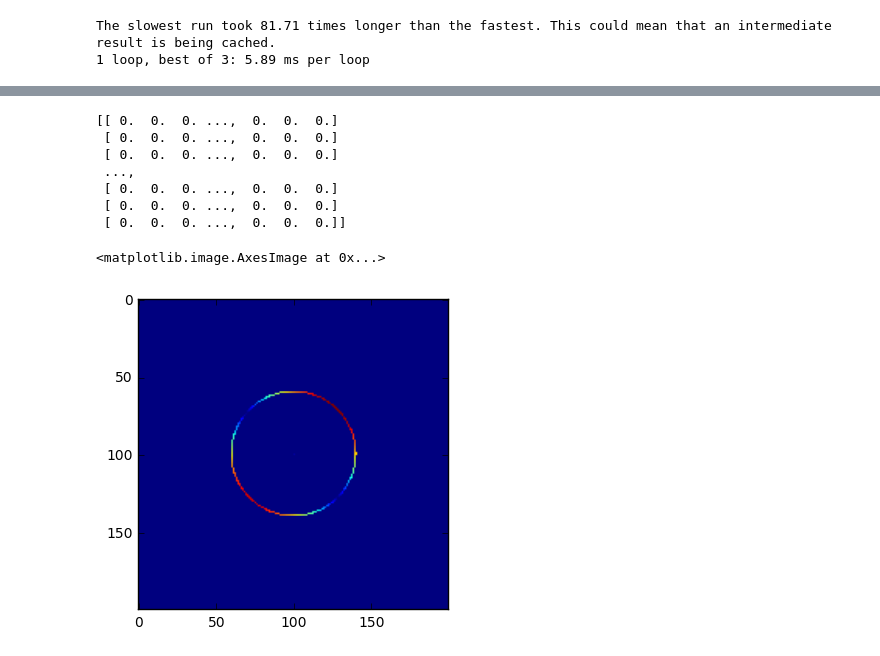
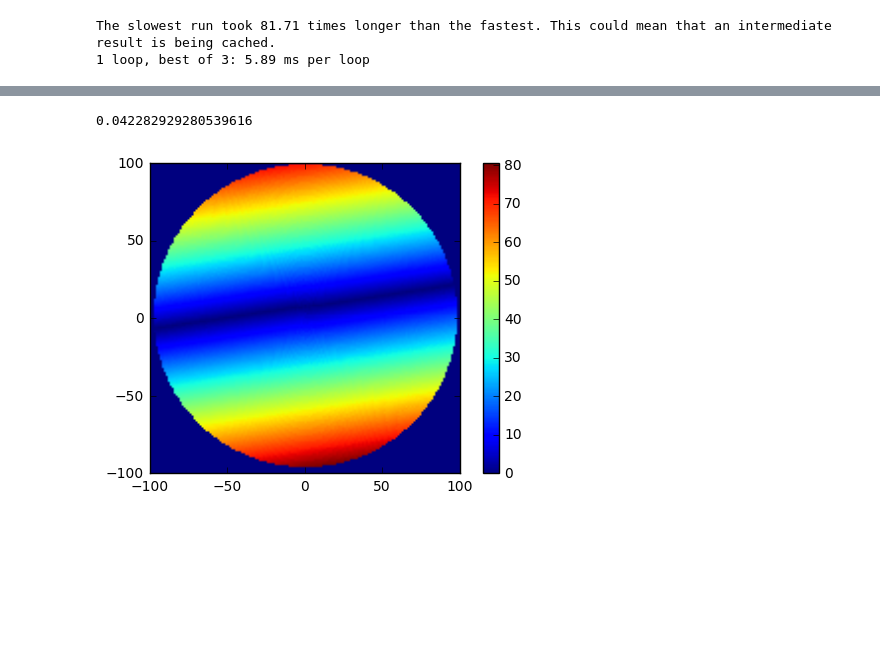
Before and after one commit to David-OConnor/mb-pilotwave, a Jupyter notebook: Drops.ipynb, the cells around one changed output, grey strips where cells are left out. Saved outputs shown, nothing was run; the diff lists cells and outputs as text; code cells hidden in the pictures; blank space fills up the shorter version.

```diff
--- a/Drops.ipynb
+++ b/Drops.ipynb
@@ -101,33 +92,16 @@ drops.net_surface_height(10, impacts, drops.Point(2, 2))
-# %%
-# impact = drops.Point(10, -23)
-# impact = (10, -23)
-impact = array([2, 0])
-sample = array([-1, -1])
-center = array([0, 0])
-
-# %timeit wave_reflection.simple_collision(impact, 3*tau/8)
-wave_reflection.cast_ray(impact, sample, center, tau/8)
-
-result = np.zeros([200, 200])
-for θ in linspace(0, τ, 360):
-    for r in range(0, drops.D, 40):
-        point = array([r* cos(θ), r * sin(θ)])
-        d = wave_reflection.cast_ray(impact, point, center, τ/8)
-
-        index_x = int(result.shape[1]/2) + point[0]
-        index_y = int(result.shape[0]/2) + point[1]
-
-        result[index_y, index_x] = d
-
-
-plt.imshow(result)
-# %% [output]
-[[ 0.  0.  0. ...,  0.  0.  0.]
- [ 0.  0.  0. ...,  0.  0.  0.]
- [ 0.  0.  0. ...,  0.  0.  0.]
- ...,
- [ 0.  0.  0. ...,  0.  0.  0.]
- [ 0.  0.  0. ...,  0.  0.  0.]
- [ 0.  0.  0. ...,  0.  0.  0.]]
-<matplotlib.image.AxesImage at 0x...>
-[figure, removed]
+# %%
+from itertools import product
+
+sample = array([-30., 0.])
+impact = array([50., 9.])
+
+θiw = 0.26567148
+# θiw = 2.77087142
+# θiw = 3.0090949999999999
+# θiw = 3.9505101599999999
+
+print(θiw / τ)
+utilities.reflection_field(impact, center, θiw)
+# %% [output]
+0.042282929280539616
+[figure, added]
```
Also changed, not shown: parts of 4 cells of this notebook, 3 other files.
